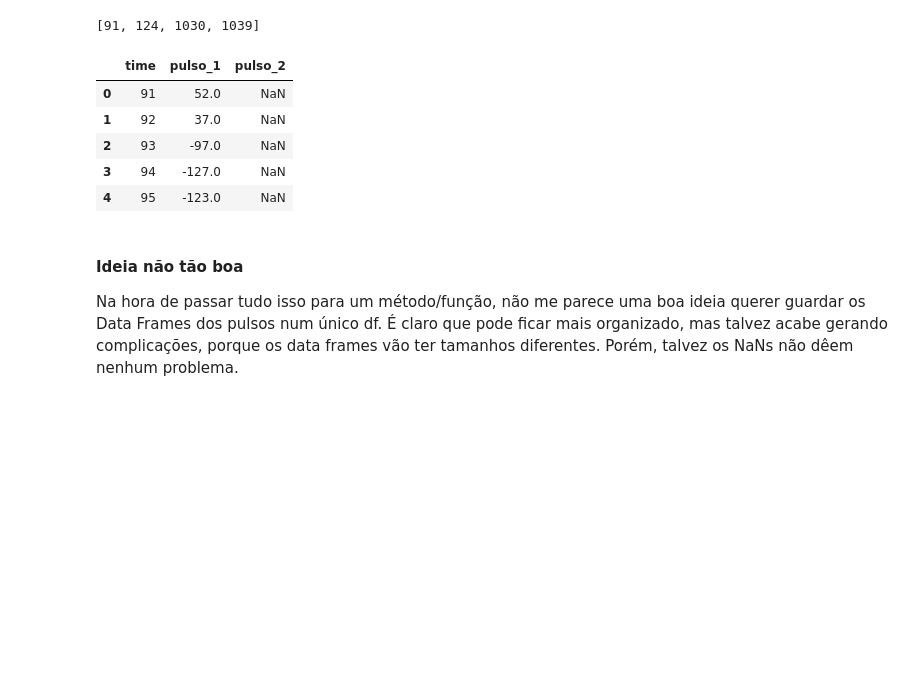
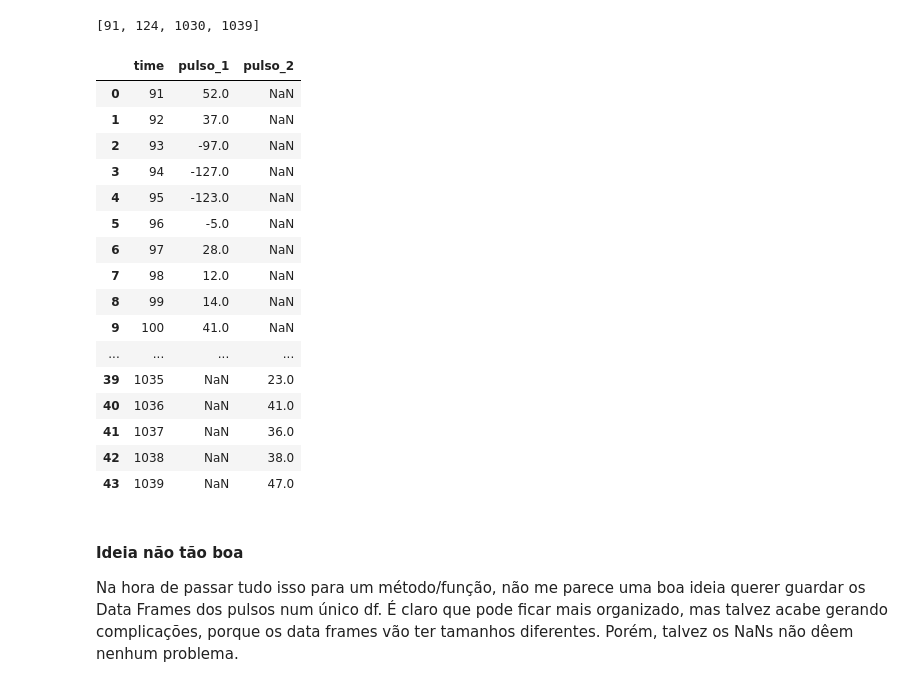
Before and after one commit to afauth/mudecay, a Jupyter notebook: espectro-de-carga.ipynb, the cells around one changed output. Saved outputs shown, nothing was run; the diff lists cells and outputs as text; code cells hidden in the pictures; blank space fills up the shorter version.

```diff
--- a/espectro-de-carga.ipynb
+++ b/espectro-de-carga.ipynb
@@ -289,19 +292,30 @@ lista
 # %%
 aux = []
 for i in range(0,3,2): # é um loop para atuar apenas duas vezes: 0,1 e 2,3
-    s = waveform.query(" time >= @lista[@i] and time <= @lista[@i+1] ")['event_75']
+    s = waveform.query(" index >= @lista[@i] and index <= @lista[@i+1] ")['event_75']
     aux.append(s)
 df = pd.concat(aux, axis = 1).reset_index() # coordenada x, primeiro pulso, segundo pulso
 df.columns = ['time', 'pulso_1', 'pulso_2']
 pulso = df
-pulso.head()
+pulso
 # %% [output]
 |  | time | pulso_1 | pulso_2 |
 | 0 | 91 | 52.0 | NaN |
 | 1 | 92 | 37.0 | NaN |
 | 2 | 93 | -97.0 | NaN |
 | 3 | 94 | -127.0 | NaN |
 | 4 | 95 | -123.0 | NaN |
+| 5 | 96 | -5.0 | NaN |
+| 6 | 97 | 28.0 | NaN |
+| 7 | 98 | 12.0 | NaN |
+| 8 | 99 | 14.0 | NaN |
+| 9 | 100 | 41.0 | NaN |
+| ... | ... | ... | ... |
+| 39 | 1035 | NaN | 23.0 |
+| 40 | 1036 | NaN | 41.0 |
+| 41 | 1037 | NaN | 36.0 |
+| 42 | 1038 | NaN | 38.0 |
+| 43 | 1039 | NaN | 47.0 |
 # %% [markdown]
 #### Ideia não tão boa
 
```
Also changed, not shown: parts of 1 cell of this notebook.
